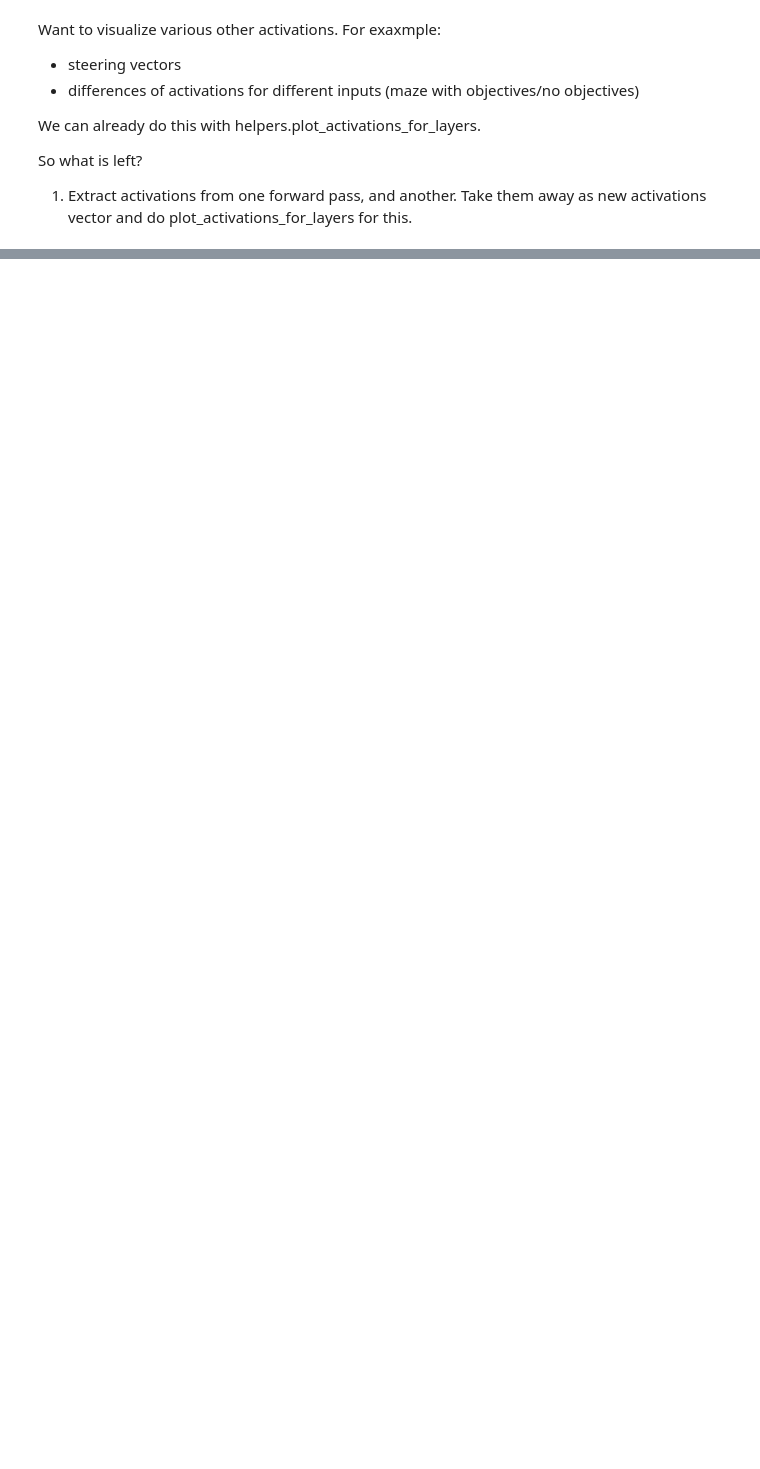
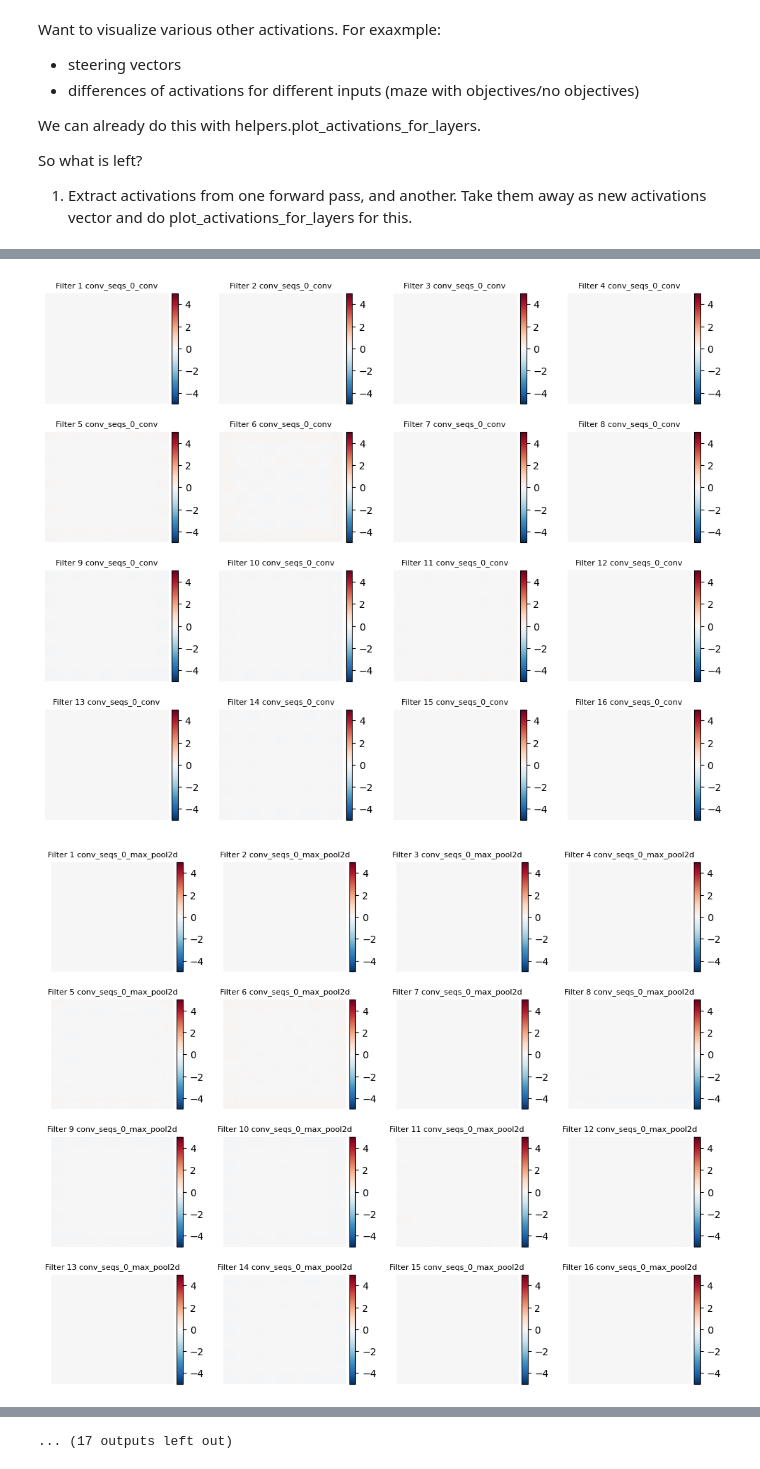
Before and after one commit to BenSturgeon/ai-safety-camp-2024-model-agents, a Jupyter notebook: paul_notebooks/patch_vizualize.ipynb, the cells around one changed output, grey strips where cells are left out. Cells and saved outputs as stored; diff of their text form; code cells hidden in the pictures; blank space fills up the shorter version.

```diff
--- a/paul_notebooks/patch_vizualize.ipynb
+++ b/paul_notebooks/patch_vizualize.ipynb
@@ -245,0 +358,5 @@ helpers.plot_single_observation(changed_frame)
+# %%
+helpers.plot_activations_for_layers_rb_max(difference_activations, layers_to_observe, plot_scale_max = 5)
+# %% [output]
+[figure, added]
+[figure, added]
@@ -245,0 +373 @@ helpers.plot_single_observation(changed_frame)
+... (17 outputs left out)
```
Also changed, not shown: parts of 10 cells of this notebook, 4 other files.
